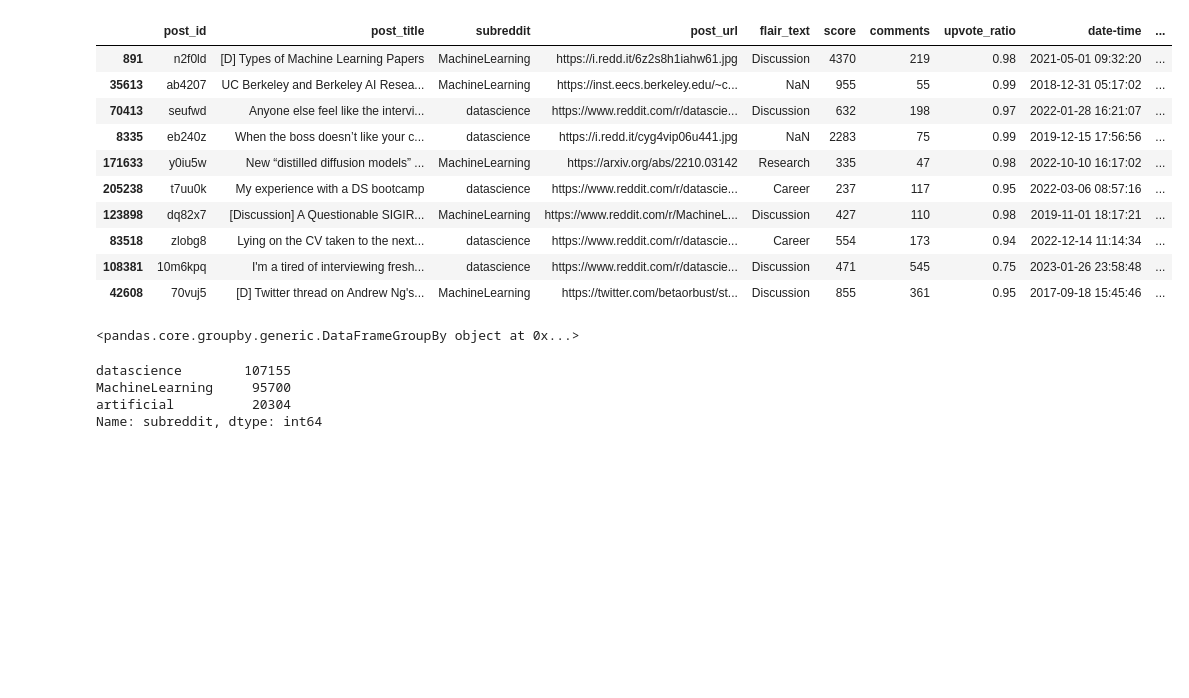
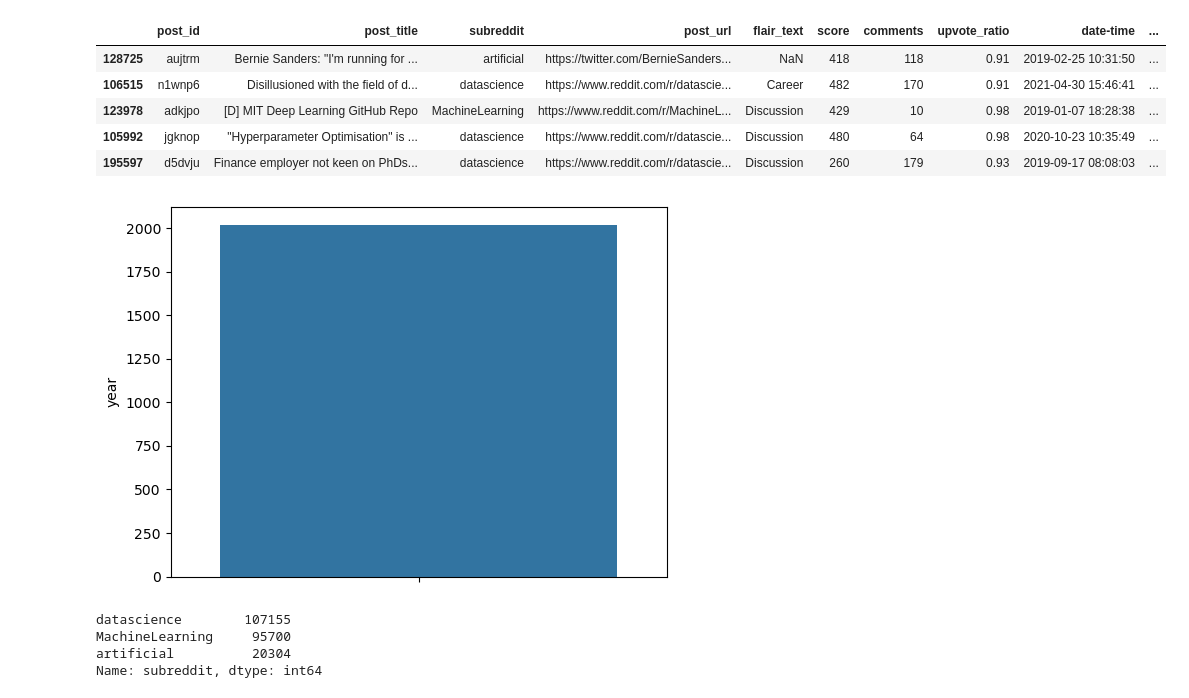
Before and after one commit to tushar-mahalya/Custom-ChatGPT, a Jupyter notebook: EDA.ipynb, the cells around one changed output. Drawn from its saved outputs; the diff is of its cells as text; code cells hidden in the pictures; blank space fills up the shorter version.

Commit message:
data acquisition complete code push (#4)

```diff
--- a/EDA.ipynb
+++ b/EDA.ipynb
@@ -17,23 +17,20 @@ comments_posts_merged = posts_df.merge(comments_df, on = 'post_id', how = 'left'
 # Deleting rows that doesn't contain any Comment
 comments_posts_merged = comments_posts_merged[~comments_posts_merged['comment'].isnull()]
 # %%
-comments_posts_merged.sample(10)
+comments_posts_merged.sample(5)
 # %% [output]
 |  | post_id | post_title | subreddit | post_url | flair_text | score | comments | upvote_ratio | date-time | ... |
-| 891 | n2f0ld | [D] Types of Machine Learning Papers | MachineLearning | https://i.redd.it/6z2s8h1iahw61.jpg | Discussion | 4370 | 219 | 0.98 | 2021-05-01 09:32:20 | ... |
-| 35613 | ab4207 | UC Berkeley and Berkeley AI Resea... | MachineLearning | https://inst.eecs.berkeley.edu/~c... | NaN | 955 | 55 | 0.99 | 2018-12-31 05:17:02 | ... |
-| 70413 | seufwd | Anyone else feel like the intervi... | datascience | https://www.reddit.com/r/datascie... | Discussion | 632 | 198 | 0.97 | 2022-01-28 16:21:07 | ... |
-| 8335 | eb240z | When the boss doesn’t like your c... | datascience | https://i.redd.it/cyg4vip06u441.jpg | NaN | 2283 | 75 | 0.99 | 2019-12-15 17:56:56 | ... |
-| 171633 | y0iu5w | New “distilled diffusion models” ... | MachineLearning | https://arxiv.org/abs/2210.03142 | Research | 335 | 47 | 0.98 | 2022-10-10 16:17:02 | ... |
-| 205238 | t7uu0k | My experience with a DS bootcamp | datascience | https://www.reddit.com/r/datascie... | Career | 237 | 117 | 0.95 | 2022-03-06 08:57:16 | ... |
-| 123898 | dq82x7 | [Discussion] A Questionable SIGIR... | MachineLearning | https://www.reddit.com/r/MachineL... | Discussion | 427 | 110 | 0.98 | 2019-11-01 18:17:21 | ... |
-| 83518 | zlobg8 | Lying on the CV taken to the next... | datascience | https://www.reddit.com/r/datascie... | Career | 554 | 173 | 0.94 | 2022-12-14 11:14:34 | ... |
-| 108381 | 10m6kpq | I'm a tired of interviewing fresh... | datascience | https://www.reddit.com/r/datascie... | Discussion | 471 | 545 | 0.75 | 2023-01-26 23:58:48 | ... |
-| 42608 | 70vuj5 | [D] Twitter thread on Andrew Ng's... | MachineLearning | https://twitter.com/betaorbust/st... | Discussion | 855 | 361 | 0.95 | 2017-09-18 15:45:46 | ... |
+| 128725 | aujtrm | Bernie Sanders: "I'm running for ... | artificial | https://twitter.com/BernieSanders... | NaN | 418 | 118 | 0.91 | 2019-02-25 10:31:50 | ... |
+| 106515 | n1wnp6 | Disillusioned with the field of d... | datascience | https://www.reddit.com/r/datascie... | Career | 482 | 170 | 0.91 | 2021-04-30 15:46:41 | ... |
+| 123978 | adkjpo | [D] MIT Deep Learning GitHub Repo | MachineLearning | https://www.reddit.com/r/MachineL... | Discussion | 429 | 10 | 0.98 | 2019-01-07 18:28:38 | ... |
+| 105992 | jgknop | "Hyperparameter Optimisation" is ... | datascience | https://www.reddit.com/r/datascie... | Discussion | 480 | 64 | 0.98 | 2020-10-23 10:35:49 | ... |
+| 195597 | d5dvju | Finance employer not keen on PhDs... | datascience | https://www.reddit.com/r/datascie... | Discussion | 260 | 179 | 0.93 | 2019-09-17 08:08:03 | ... |
 # %%
-print(comments_posts_merged.groupby('year', axis = 1))
+# Create a bar plot
+sns.barplot(y="year", hue="subreddit", data=posts_df)
+plt.show()
 # %% [output]
-<pandas.core.groupby.generic.DataFrameGroupBy object at 0x...>
+[figure, added]
 # %%
 comments_posts_merged['subreddit'].value_counts()
 # %% [output]
```
Also changed, not shown: parts of 1 cell of this notebook, 2 other files.
